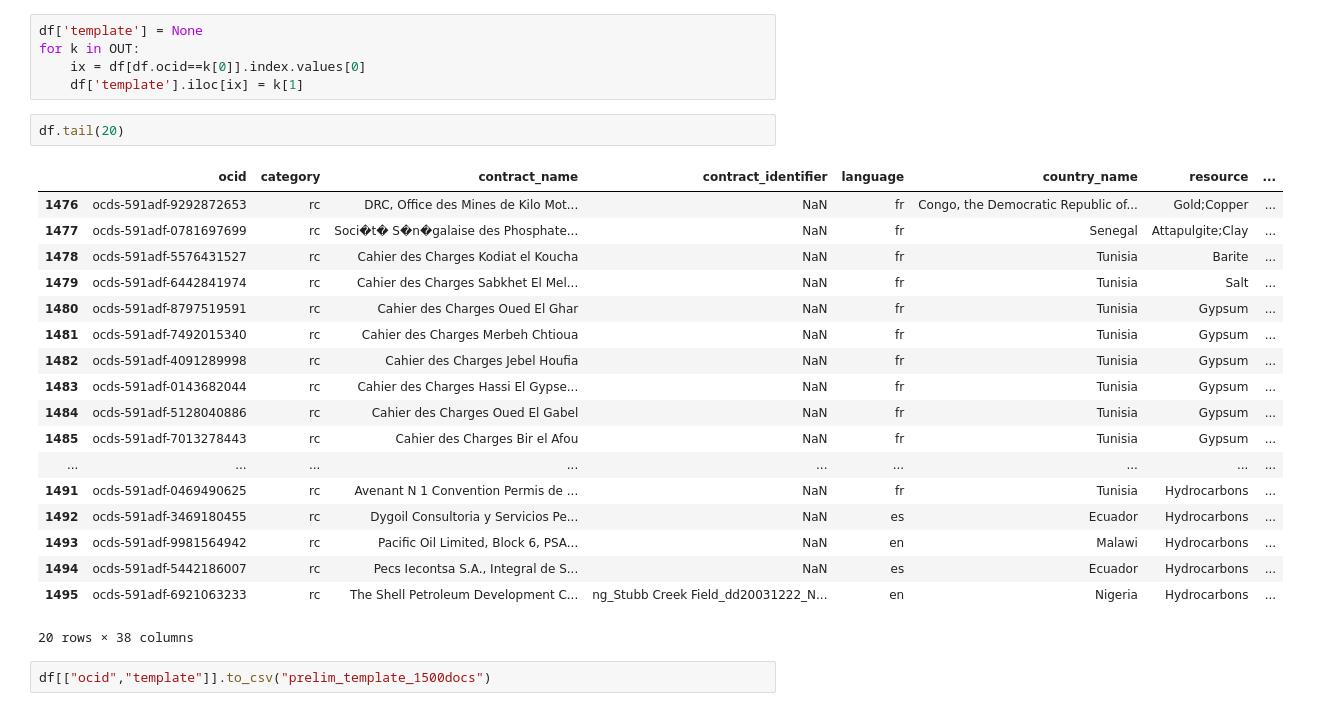
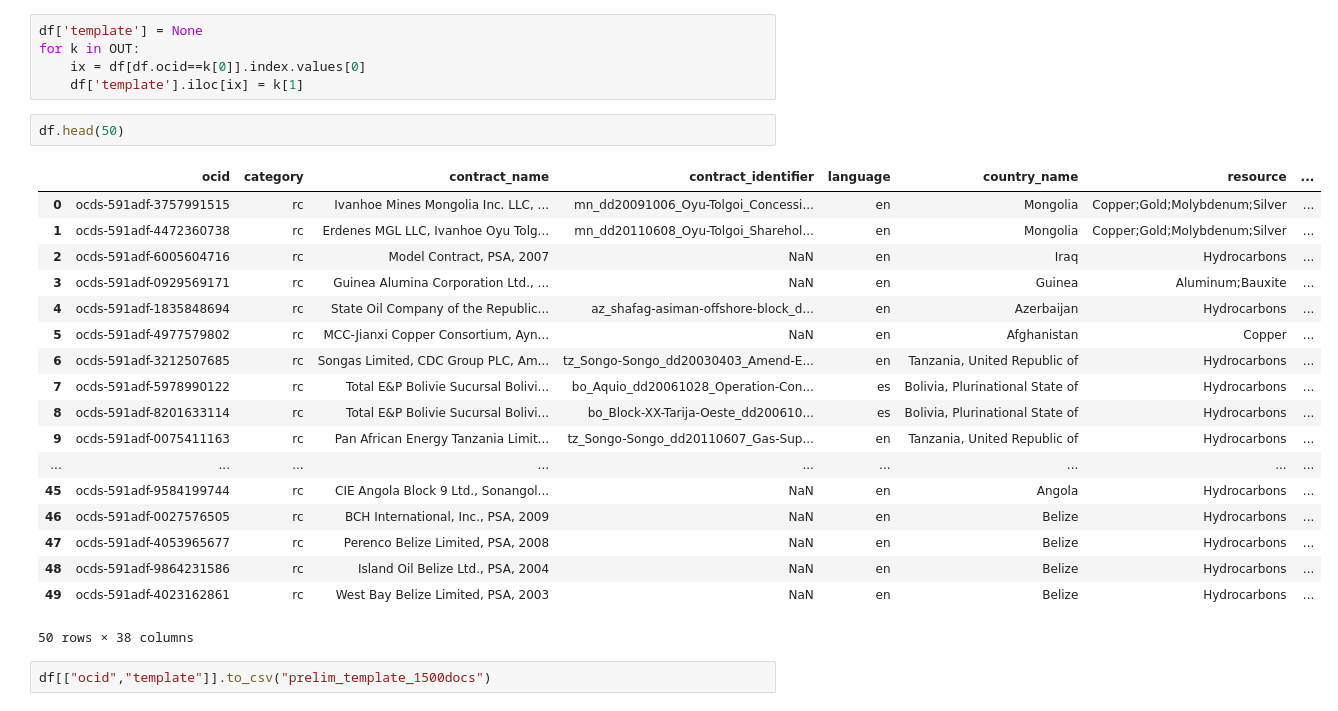
Before and after one commit to datakind/NRGI_Extractives_Contract_Toolkit, a Jupyter notebook: 7_Rolling_Hash_Function.ipynb, the cells around one changed output. Cells and saved outputs as stored; diff of their text form.

```diff
--- a/7_Rolling_Hash_Function.ipynb
+++ b/7_Rolling_Hash_Function.ipynb
@@ -243,27 +243,27 @@ df['template'] = None
 for k in OUT:
     ix = df[df.ocid==k[0]].index.values[0]
     df['template'].iloc[ix] = k[1]
-# %%
-df.tail(20)
-# %% [output]
-|  | ocid | category | contract_name | contract_identifier | language | country_name | resource | ... |
-| 1476 | ocds-591adf-9292872653 | rc | DRC, Office des Mines de Kilo Mot... | NaN | fr | Congo, the Democratic Republic of... | Gold;Copper | ... |
-| 1477 | ocds-591adf-0781697699 | rc | Soci�t� S�n�galaise des Phosphate... | NaN | fr | Senegal | Attapulgite;Clay | ... |
-| 1478 | ocds-591adf-5576431527 | rc | Cahier des Charges Kodiat el Koucha | NaN | fr | Tunisia | Barite | ... |
-| 1479 | ocds-591adf-6442841974 | rc | Cahier des Charges Sabkhet El Mel... | NaN | fr | Tunisia | Salt | ... |
-| 1480 | ocds-591adf-8797519591 | rc | Cahier des Charges Oued El Ghar | NaN | fr | Tunisia | Gypsum | ... |
-| 1481 | ocds-591adf-7492015340 | rc | Cahier des Charges Merbeh Chtioua | NaN | fr | Tunisia | Gypsum | ... |
-| 1482 | ocds-591adf-4091289998 | rc | Cahier des Charges Jebel Houfia | NaN | fr | Tunisia | Gypsum | ... |
-| 1483 | ocds-591adf-0143682044 | rc | Cahier des Charges Hassi El Gypse... | NaN | fr | Tunisia | Gypsum | ... |
-| 1484 | ocds-591adf-5128040886 | rc | Cahier des Charges Oued El Gabel | NaN | fr | Tunisia | Gypsum | ... |
-| 1485 | ocds-591adf-7013278443 | rc | Cahier des Charges Bir el Afou | NaN | fr | Tunisia | Gypsum | ... |
-| ... | ... | ... | ... | ... | ... | ... | ... | ... |
-| 1491 | ocds-591adf-0469490625 | rc | Avenant N 1 Convention Permis de ... | NaN | fr | Tunisia | Hydrocarbons | ... |
-| 1492 | ocds-591adf-3469180455 | rc | Dygoil Consultoria y Servicios Pe... | NaN | es | Ecuador | Hydrocarbons | ... |
-| 1493 | ocds-591adf-9981564942 | rc | Pacific Oil Limited, Block 6, PSA... | NaN | en | Malawi | Hydrocarbons | ... |
-| 1494 | ocds-591adf-5442186007 | rc | Pecs Iecontsa S.A., Integral de S... | NaN | es | Ecuador | Hydrocarbons | ... |
-| 1495 | ocds-591adf-6921063233 | rc | The Shell Petroleum Development C... | ng_Stubb Creek Field_dd20031222_N... | en | Nigeria | Hydrocarbons | ... |
-20 rows × 38 columns
+# %%
+df.head(50)
+# %% [output]
+|  | ocid | category | contract_name | contract_identifier | language | country_name | resource | ... |
+| 0 | ocds-591adf-3757991515 | rc | Ivanhoe Mines Mongolia Inc. LLC, ... | mn_dd20091006_Oyu-Tolgoi_Concessi... | en | Mongolia | Copper;Gold;Molybdenum;Silver | ... |
+| 1 | ocds-591adf-4472360738 | rc | Erdenes MGL LLC, Ivanhoe Oyu Tolg... | mn_dd20110608_Oyu-Tolgoi_Sharehol... | en | Mongolia | Copper;Gold;Molybdenum;Silver | ... |
+| 2 | ocds-591adf-6005604716 | rc | Model Contract, PSA, 2007 | NaN | en | Iraq | Hydrocarbons | ... |
+| 3 | ocds-591adf-0929569171 | rc | Guinea Alumina Corporation Ltd., ... | NaN | en | Guinea | Aluminum;Bauxite | ... |
+| 4 | ocds-591adf-1835848694 | rc | State Oil Company of the Republic... | az_shafag-asiman-offshore-block_d... | en | Azerbaijan | Hydrocarbons | ... |
+| 5 | ocds-591adf-4977579802 | rc | MCC-Jianxi Copper Consortium, Ayn... | NaN | en | Afghanistan | Copper | ... |
+| 6 | ocds-591adf-3212507685 | rc | Songas Limited, CDC Group PLC, Am... | tz_Songo-Songo_dd20030403_Amend-E... | en | Tanzania, United Republic of | Hydrocarbons | ... |
+| 7 | ocds-591adf-5978990122 | rc | Total E&P Bolivie Sucursal Bolivi... | bo_Aquio_dd20061028_Operation-Con... | es | Bolivia, Plurinational State of | Hydrocarbons | ... |
+| 8 | ocds-591adf-8201633114 | rc | Total E&P Bolivie Sucursal Bolivi... | bo_Block-XX-Tarija-Oeste_dd200610... | es | Bolivia, Plurinational State of | Hydrocarbons | ... |
+| 9 | ocds-591adf-0075411163 | rc | Pan African Energy Tanzania Limit... | tz_Songo-Songo_dd20110607_Gas-Sup... | en | Tanzania, United Republic of | Hydrocarbons | ... |
+| ... | ... | ... | ... | ... | ... | ... | ... | ... |
+| 45 | ocds-591adf-9584199744 | rc | CIE Angola Block 9 Ltd., Sonangol... | NaN | en | Angola | Hydrocarbons | ... |
+| 46 | ocds-591adf-0027576505 | rc | BCH International, Inc., PSA, 2009 | NaN | en | Belize | Hydrocarbons | ... |
+| 47 | ocds-591adf-4053965677 | rc | Perenco Belize Limited, PSA, 2008 | NaN | en | Belize | Hydrocarbons | ... |
+| 48 | ocds-591adf-9864231586 | rc | Island Oil Belize Ltd., PSA, 2004 | NaN | en | Belize | Hydrocarbons | ... |
+| 49 | ocds-591adf-4023162861 | rc | West Bay Belize Limited, PSA, 2003 | NaN | en | Belize | Hydrocarbons | ... |
+50 rows × 38 columns
 # %%
 df[["ocid","template"]].to_csv("prelim_template_1500docs")
 # %%
```
